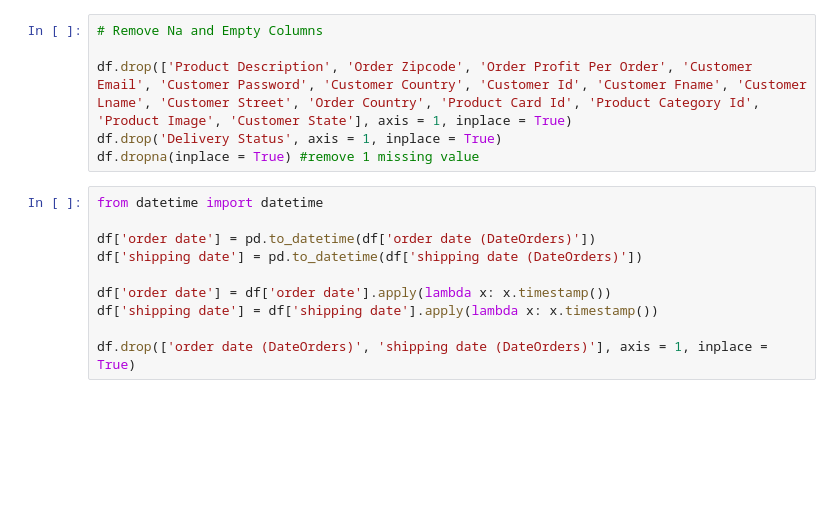
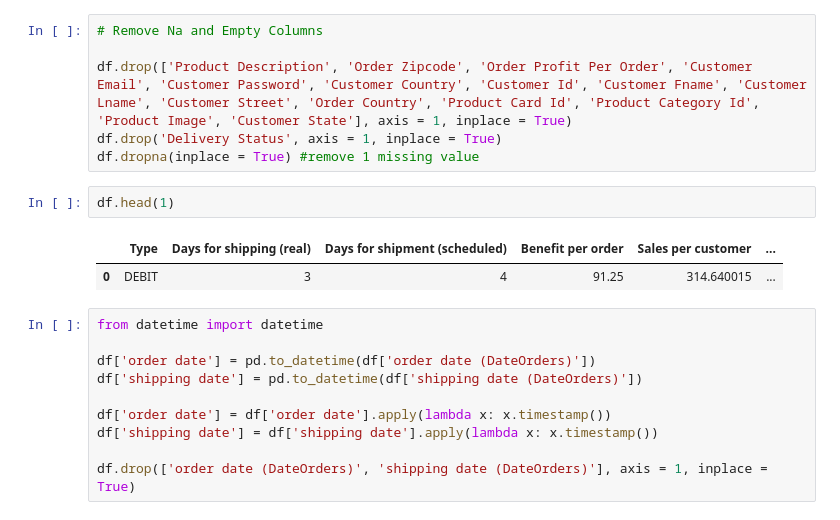
Before and after one commit to giakomorssi/Fraud-and-Delivery, a Jupyter notebook: 02_Prediction.ipynb, the cells around one changed output. Drawn from its saved outputs; the diff is of its cells as text; blank space fills up the shorter version.

```diff
--- a/02_Prediction.ipynb
+++ b/02_Prediction.ipynb
@@ -61,6 +61,11 @@ plt.show()
 df.drop(['Product Description', 'Order Zipcode', 'Order Profit Per Order', 'Customer Email', 'Customer Password', 'Customer Country', 'Customer Id', 'Customer Fname', 'Customer Lname', 'Customer Street', 'Order Country', 'Product Card Id', 'Product Category Id', 'Product Image', 'Customer State'], axis = 1, inplace = True)
 df.drop('Delivery Status', axis = 1, inplace = True)
 df.dropna(inplace = True) #remove 1 missing value
+# %%
+df.head(1)
+# %% [output]
+|  | Type | Days for shipping (real) | Days for shipment (scheduled) | Benefit per order | Sales per customer | ... |
+| 0 | DEBIT | 3 | 4 | 91.25 | 314.640015 | ... |
 # %%
 from datetime import datetime
 
```
Also changed, not shown: parts of 9 cells of this notebook.
